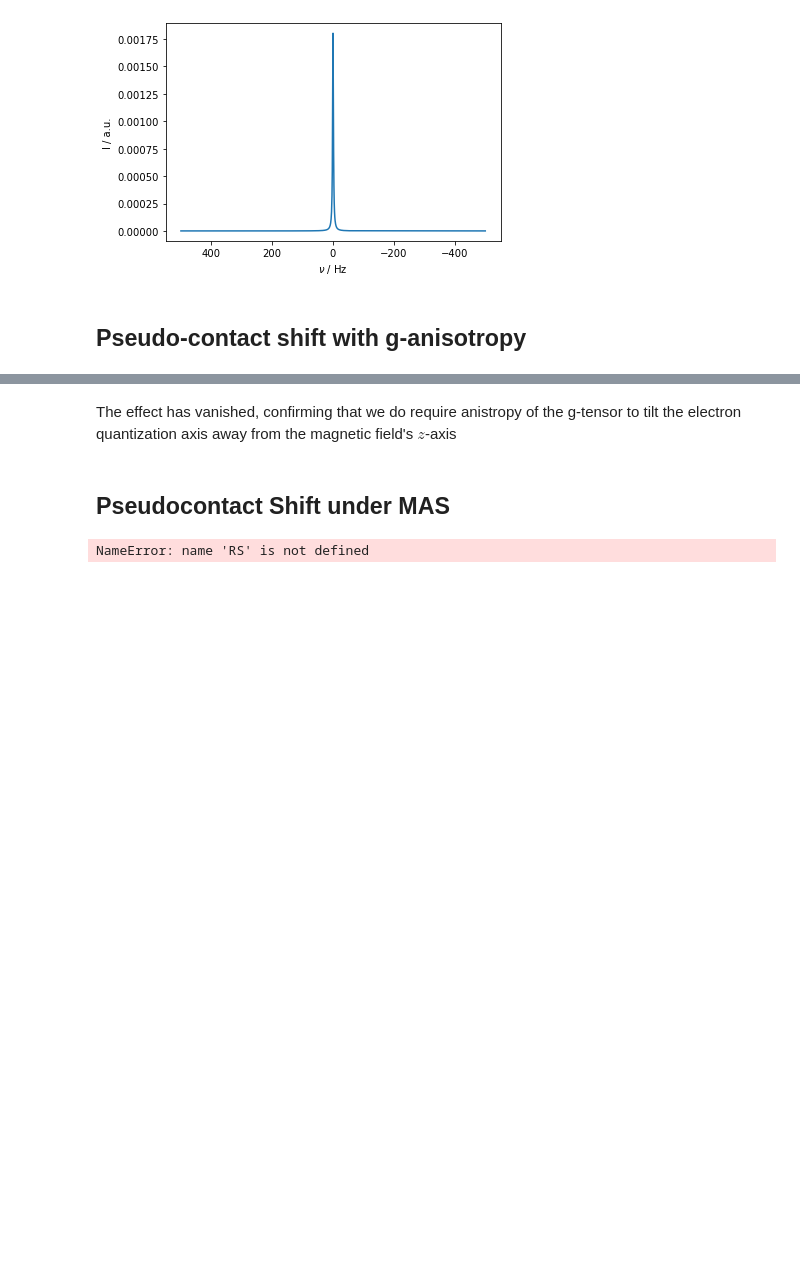
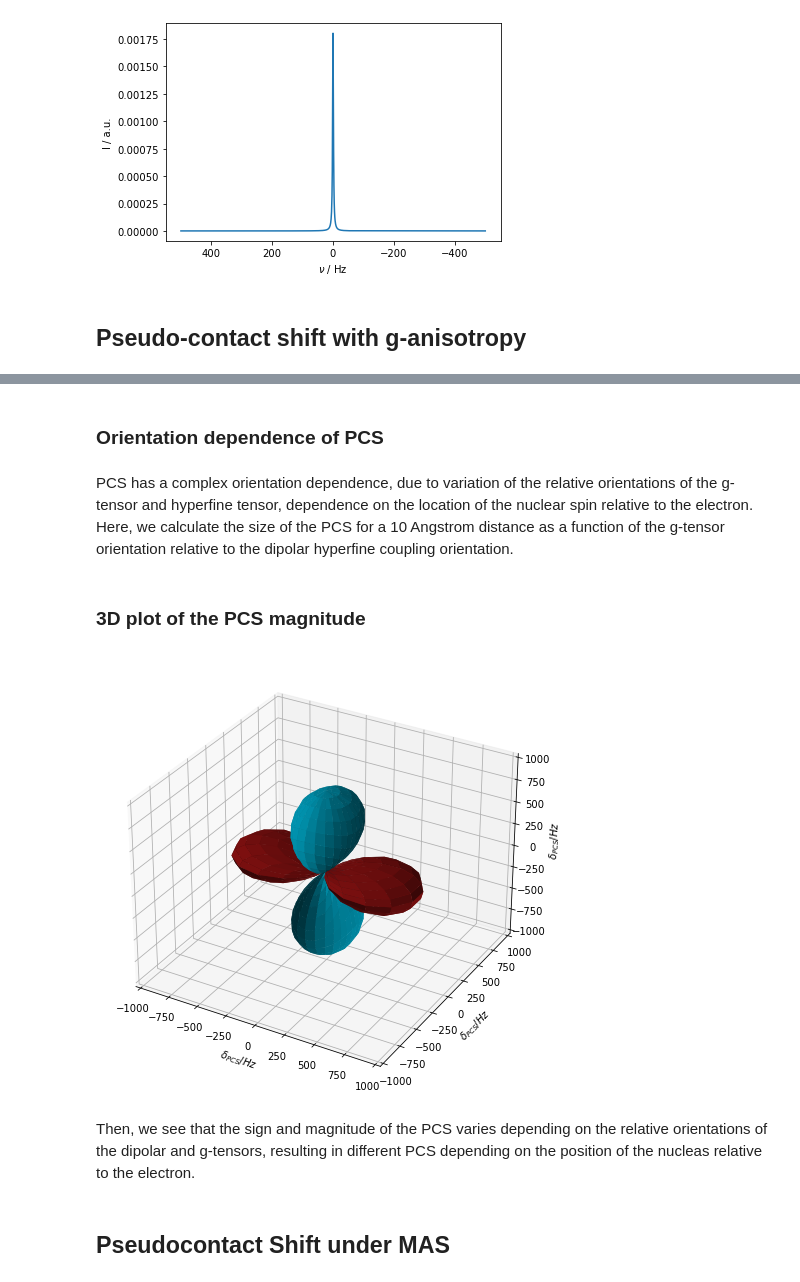
Before and after one commit to alsinmr/SLEEPY_tutorial, a Jupyter notebook: Chapters/Chapter5/Ch5_PseudoContactShift.ipynb, the cells around one changed output, grey strips where cells are left out. Saved outputs shown, nothing was run; the diff lists cells and outputs as text; code cells hidden in the pictures; blank space fills up the shorter version.

```diff
--- a/Chapters/Chapter5/Ch5_PseudoContactShift.ipynb
+++ b/Chapters/Chapter5/Ch5_PseudoContactShift.ipynb
@@ -362,18 +203,0 @@ We will re-run the above simulation, but as a function of temperature to confirm
-# %%
-ax=plt.subplots(1,1)[1]
-T0=[20,50,100,200,300]
-for T in T0:
-    L.expsys.T_K=T
-    L.clear_relax()
-    L.add_relax(Type='T1',i=1,T1=1e-12,OS=True,Thermal=True)  #Add T1 relaxation (1 ns).
-    L.add_relax(Type='T2',i=1,T2=1e-12,OS=True) #Add T2 relaxation (ensure physical system)
-
-    U=L.U(Dt=1e-6)
-
-    rho=sl.Rho(rho0='13Cx',detect='13Cp')
-    rho.DetProp(U,n=4000)
-    rho()
-    rho.downmix()
-    rho.plot(ax=ax,FT=True,apodize=True)
-# ax.set_xlim([200000,-20000])
-ax.legend([f'T = {T} K' for T in T0])
@@ -414,2 +204,4 @@ for T in T0:
-# %% [markdown]
-The effect has vanished, confirming that we do require anistropy of the g-tensor to tilt the electron quantization axis away from the magnetic field's $z$-axis
+# %% [markdown]
+### Orientation dependence of PCS
+# %% [markdown]
+PCS has a complex orientation dependence, due to variation of the relative orientations of the g-tensor and hyperfine tensor, dependence on the location of the nuclear spin relative to the electron. Here, we calculate the size of the PCS for a 10 Angstrom distance as a function of the g-tensor orientation relative to the dipolar hyperfine coupling orientation.
@@ -416,25 +240,32 @@ The effect has vanished, confirming that we do require anistropy of the g-tensor
+# %% [markdown]
+### 3D plot of the PCS magnitude
+# %%
+from copy import copy
+x=shift*np.sin(beta)*np.cos(gamma)
+y=shift*np.sin(beta)*np.sin(gamma)
+z=shift*np.cos(beta)
+
+ax=plt.figure(figsize=[8,8]).add_subplot(1,1,1,projection='3d')
+i=shift>0
+
+x0,y0,z0=copy(x),copy(y),copy(z)
+for q in [x0,y0,z0]:q[i]=0
+ax.plot_surface(x0,y0,z0,color='#801010')
+ax.plot_surface(x0,y0,-z0,color='#801010')
+
+x0,y0,z0=copy(x),copy(y),copy(z)
+for q in [x0,y0,z0]:q[~i]=0
+ax.plot_surface(x0,y0,z0,color="#0093AF")
+ax.plot_surface(x0,y0,-z0,color="#0093AF")
+
+
+# ax.plot_surface(x[~i],y[~i],z[~i])
+for q in ['x','y','z']:
+    getattr(ax,f'set_{q}lim')([-1000,1000])
+    getattr(ax,f'set_{q}label')(r'$\delta_{PCS} / Hz$')
+# %% [output]
+[figure, added]
+# %% [markdown]
+Then, we see that the sign and magnitude of the PCS varies depending on the relative orientations of the dipolar and g-tensors, resulting in different PCS depending on the position of the nucleas relative to the electron.
 # %% [markdown]
 ## Pseudocontact Shift under MAS
-# %%
-delta=2e4
-gxx,gyy,gzz=1,1,4
-g_euler=[0,2*np.pi/5,0]
-g_euler=[0,0,0]
-
-ex=RS.ExpSys(v0H=600,vr=10000,Nucs=['13C','e-'],T_K=50,LF=True,pwdavg=RS.PowderAvg(q=8))
-ex.set_inter('hyperfine',i0=0,i1=1,Axx=-delta/2,Ayy=-delta/2,Azz=delta)
-ex.set_inter('g',i=1,gxx=gxx,gyy=gyy,gzz=gzz,euler=g_euler)
-
-L=RS.Liouvillian(ex)
-
-L.add_relax(Type='T1',i=1,T1=1e-9)
-L.add_relax(Type='T2',i=1,T2=1e-12)
-L.add_relax(Type='recovery')
-
-U=L.U()**10
-
-rho=RS.Rho(rho0='13Cx',detect='13Cp')
-rho.DetProp(U,n=100)
-rho.downmix()
-# %% [output]
-NameError: name 'RS' is not defined
```
Also changed, not shown: parts of 55 cells of this notebook, 11 other files.
